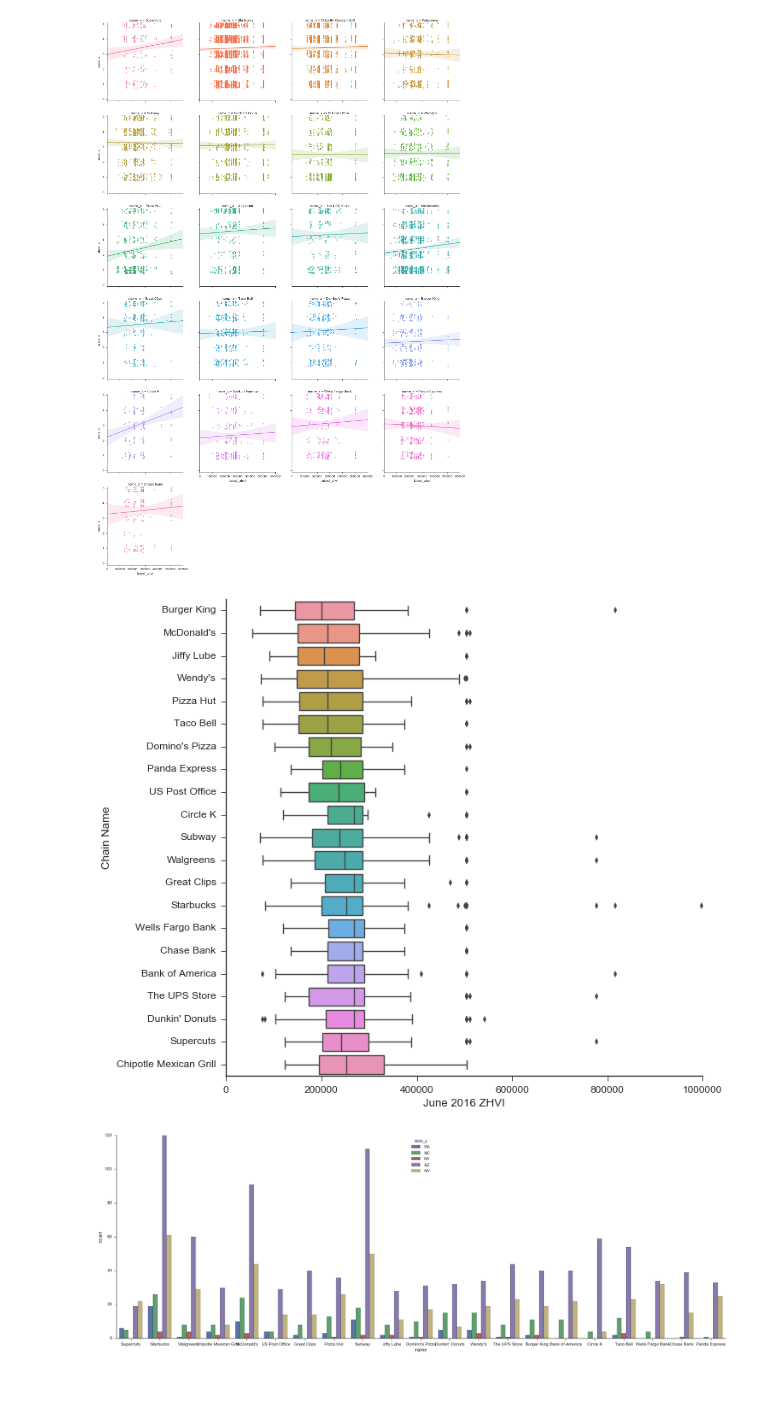
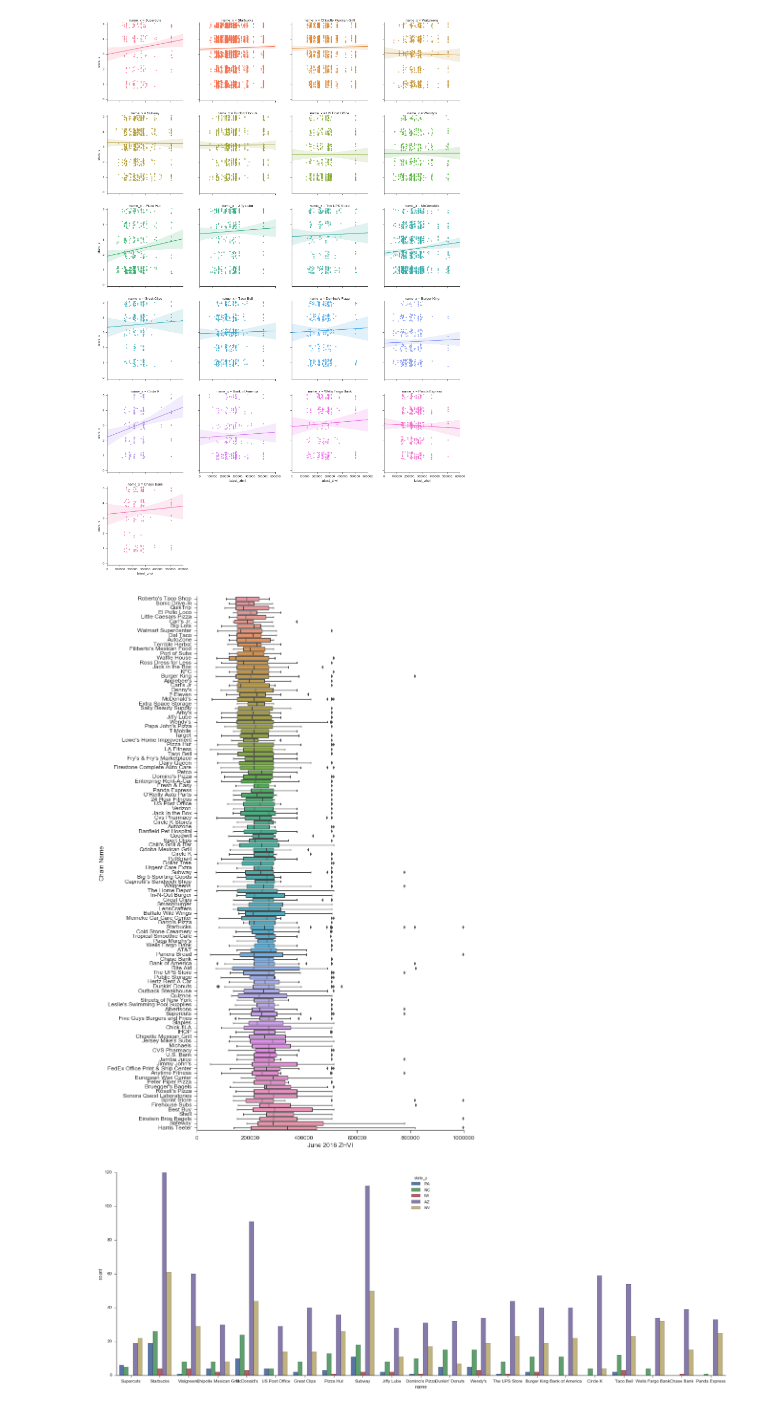
Before and after one commit to zihaoxu/jac_project, a Jupyter notebook: clean_yelp_data.ipynb, the cells around one changed output. Saved outputs shown, nothing was run; the diff lists cells and outputs as text; code cells hidden in the pictures; blank space fills up the shorter version.

```diff
--- a/clean_yelp_data.ipynb
+++ b/clean_yelp_data.ipynb
@@ -72,7 +73,7 @@ r = CountInstance(r, 'business_id')  #add number of reviews per business column
 # %%
 min_business_per_neighborhood = 2
 min_reviews_per_business = 2
-min_stores_per_chain = 50
+min_stores_per_chain = 15
 min_reviews_per_user = 5
 
 bf = b[(b['n_z_hood'] >= min_business_per_neighborhood)] #omit neighborhoods with less than
@@ -245,14 +217,14 @@ sns.despine()
 # %% [output]
 [figure]
 # %%
-pylab.rcParams['figure.figsize'] = (10.0, 10.0) #set figure parameters
+pylab.rcParams['figure.figsize'] = (10.0, 20.0) #set figure parameters
 sns.boxplot(data = bs, x = 'latest_zhvi', y = 'name', order = OrderName(bs, 'name', 'latest_zhvi'))
 plt.xlabel('June 2016 ZHVI')
 plt.ylabel('Chain Name')
 sns.despine()
 #plt.savefig('rich_and_poor_chains.png', dpi = 300, fmt = 'png')
 # %% [output]
-[figure, old version]
+[figure, new version]
 # %%
 pylab.rcParams['figure.figsize'] = (30.0, 10.0) #set figure parameters
 sns.countplot(data = bs, x = 'name', hue = 'state_y')
```
Also changed, not shown: parts of 9 cells of this notebook, 5 other files.
